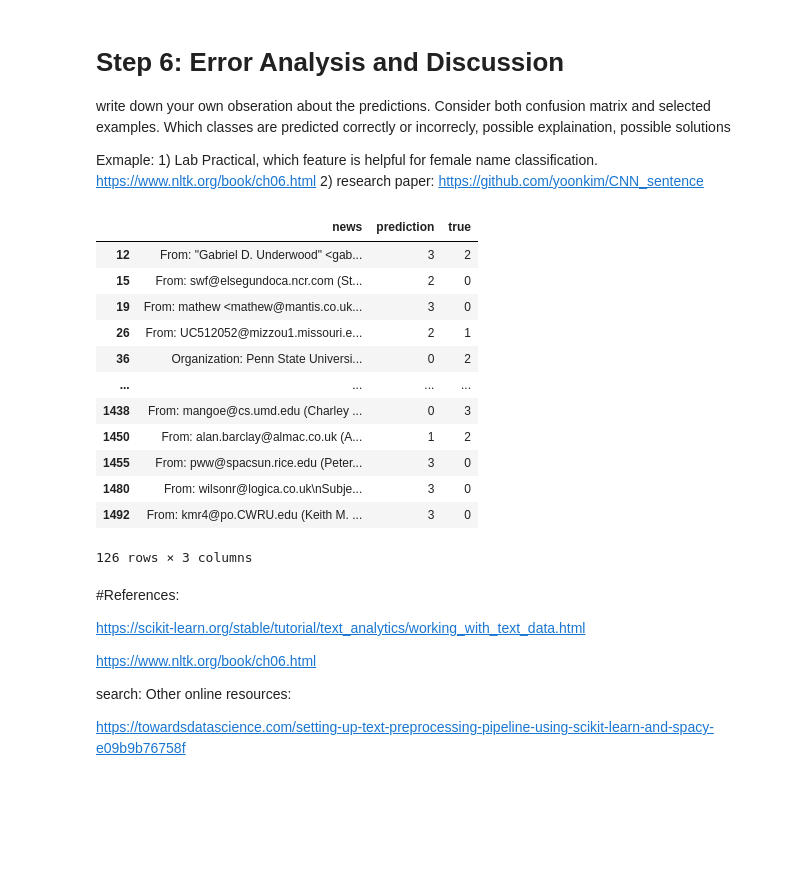
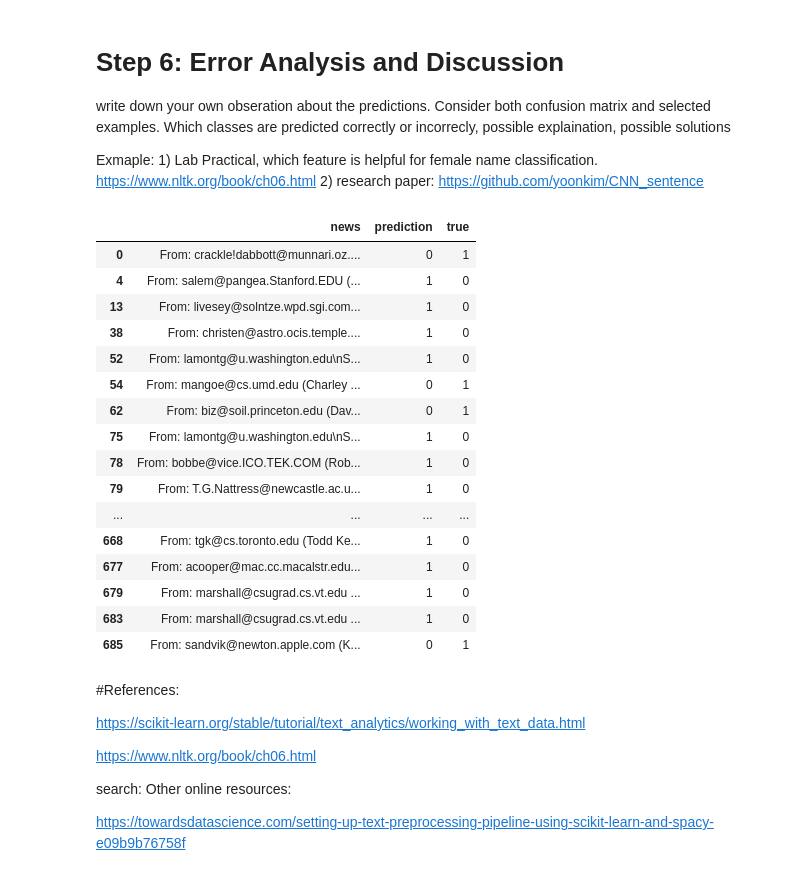
Before and after one commit to InaJaweed/Text_Mining-CS3TM20, a Jupyter notebook: TextMineCW.ipynb, the cells around one changed output. Saved outputs shown, nothing was run; the diff lists cells and outputs as text; code cells hidden in the pictures; blank space fills up the shorter version.

```diff
--- a/TextMineCW.ipynb
+++ b/TextMineCW.ipynb
@@ -274,0 +307,26 @@ Your data sets can be obtained as twenty_train1, twenty_test1. All  data set nam
+# %%
+twenty_train1 = fetch_20newsgroups(subset='train', categories=categories1, shuffle=True, random_state=42)
+twenty_test1 = fetch_20newsgroups(subset='test', categories=categories1, shuffle=True, random_state=42)
+
+# Count the number of instances for each class in the training set
+train_class_counts = {}
+for label in twenty_train1.target:
+    if label not in train_class_counts:
+        train_class_counts[label] = 0
+    train_class_counts[label] += 1
+
+# Count the number of instances for each class in the test set
+test_class_counts = {}
+for label in twenty_test1.target:
+    if label not in test_class_counts:
+        test_class_counts[label] = 0
+    test_class_counts[label] += 1
+
+# Print the class counts
+print("Training set class counts:")
+for label, count in train_class_counts.items():
+    print(f"{twenty_train1.target_names[label]}: {count}")
+
+print("\nTest set class counts:")
+for label, count in test_class_counts.items():
+    print(f"{twenty_test1.target_names[label]}: {count}")
@@ -281,16 +364,16 @@ from sklearn.linear_model import SGDClassifier, LogisticRegression
 # Level: lexicon, model: tf-idf
 text_clf = Pipeline([
     # add your code about text processing
-    ('vect', CountVectorizer(analyzer=processText)),
+    ('vect', CountVectorizer(binary=True, analyzer=processText)),
     ('tfidf', TfidfTransformer(use_idf=True)),
 
     # change your classifier here, search: sklearn logistic regression example
     ('clf', SGDClassifier())
-   #  ('clf', LogisticRegression())
+    # ('clf', LogisticRegression())
 
 ])
 # %%
 # To train the model
-text_clf.fit(twenty_train.data, twenty_train.target)
+text_clf.fit(twenty_train1.data, twenty_train1.target)
 # %% [output]
 Pipeline(steps=[('vect',
@@ -300,7 +384,7 @@ Pipeline(steps=[('vect',
 # Step 4: Make Prediction
 # %%
 # To make prediction with dev/test set
-predicted = text_clf.predict(twenty_test.data)
+predicted = text_clf.predict(twenty_test1.data)
 # %% [markdown]
 # Step 5: Evaluation
 # %% [markdown]
@@ -339,22 +419,26 @@ write down your own obseration about the predictions. Consider both confusion ma
 Exmaple: 1) Lab Practical, which feature is helpful for female name classification. https://www.nltk.org/book/ch06.html
 2) research paper: https://github.com/yoonkim/CNN_sentence
 # %%
-df_pred = pd.DataFrame({'news':twenty_test.data,'prediction':predicted, 'true':twenty_test.target})
+df_pred = pd.DataFrame({'news':twenty_test1.data,'prediction':predicted, 'true':twenty_test1.target})
 df_pred[df_pred['true'] != df_pred['prediction']]
 # %% [output]
 |  | news | prediction | true |
-| 12 | From: "Gabriel D. Underwood" <gab... | 3 | 2 |
-| 15 | From: swf@elsegundoca.ncr.com (St... | 2 | 0 |
-| 19 | From: mathew <mathew@mantis.co.uk... | 3 | 0 |
-| 26 | From: UC512052@mizzou1.missouri.e... | 2 | 1 |
-| 36 | Organization: Penn State Universi... | 0 | 2 |
+| 0 | From: crackle!dabbott@munnari.oz.... | 0 | 1 |
+| 4 | From: salem@pangea.Stanford.EDU (... | 1 | 0 |
+| 13 | From: livesey@solntze.wpd.sgi.com... | 1 | 0 |
+| 38 | From: christen@astro.ocis.temple.... | 1 | 0 |
+| 52 | From: lamontg@u.washington.edu\nS... | 1 | 0 |
+| 54 | From: mangoe@cs.umd.edu (Charley ... | 0 | 1 |
+| 62 | From: biz@soil.princeton.edu (Dav... | 0 | 1 |
+| 75 | From: lamontg@u.washington.edu\nS... | 1 | 0 |
+| 78 | From: bobbe@vice.ICO.TEK.COM (Rob... | 1 | 0 |
+| 79 | From: T.G.Nattress@newcastle.ac.u... | 1 | 0 |
 | ... | ... | ... | ... |
-| 1438 | From: mangoe@cs.umd.edu (Charley ... | 0 | 3 |
-| 1450 | From: alan.barclay@almac.co.uk (A... | 1 | 2 |
-| 1455 | From: pww@spacsun.rice.edu (Peter... | 3 | 0 |
-| 1480 | From: wilsonr@logica.co.uk\nSubje... | 3 | 0 |
-| 1492 | From: kmr4@po.CWRU.edu (Keith M. ... | 3 | 0 |
+| 668 | From: tgk@cs.toronto.edu (Todd Ke... | 1 | 0 |
+| 677 | From: acooper@mac.cc.macalstr.edu... | 1 | 0 |
+| 679 | From: marshall@csugrad.cs.vt.edu ... | 1 | 0 |
+| 683 | From: marshall@csugrad.cs.vt.edu ... | 1 | 0 |
+| 685 | From: sandvik@newton.apple.com (K... | 0 | 1 |
-126 rows × 3 columns
 # %% [markdown]
 #References:
 
```
Also changed, not shown: parts of 9 cells of this notebook.
